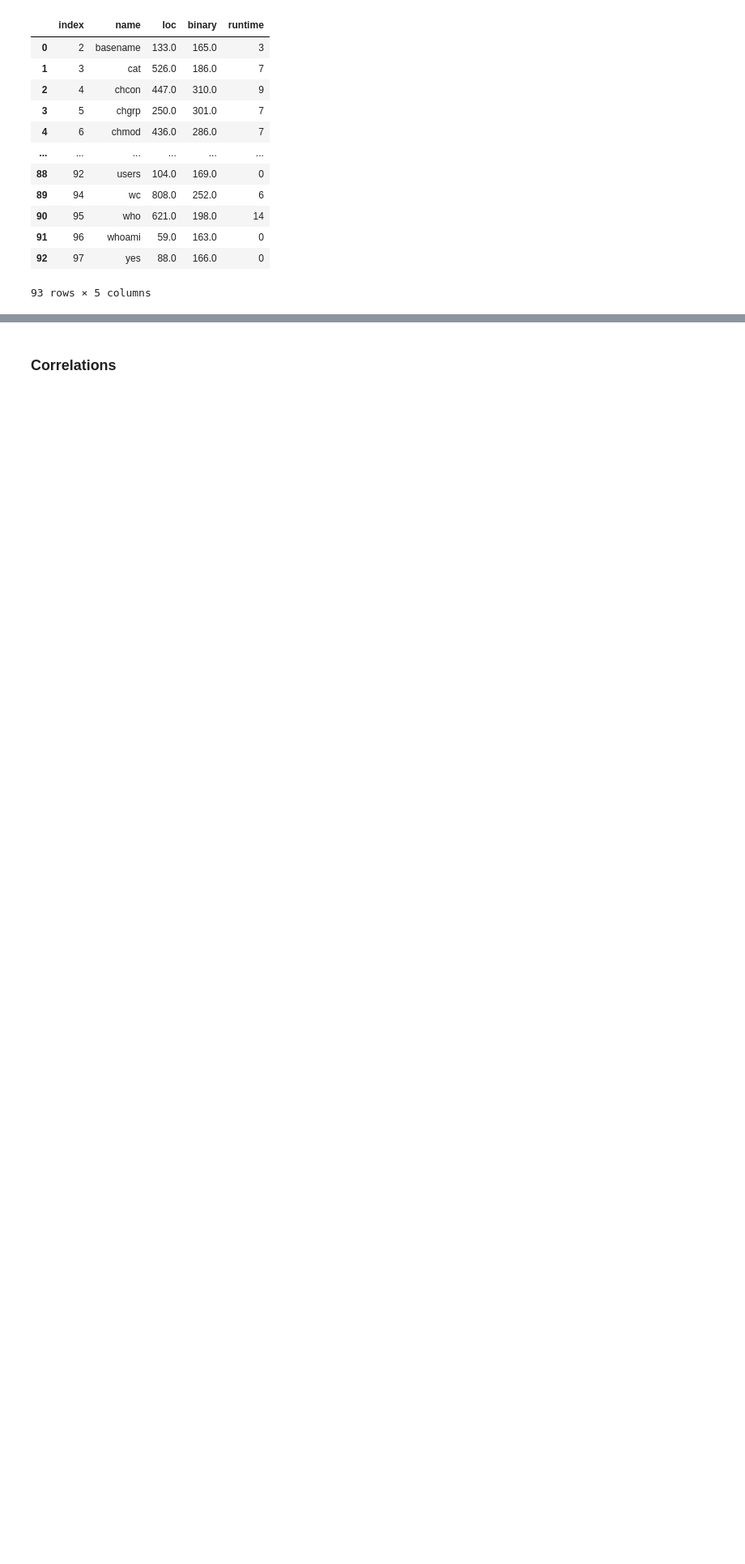
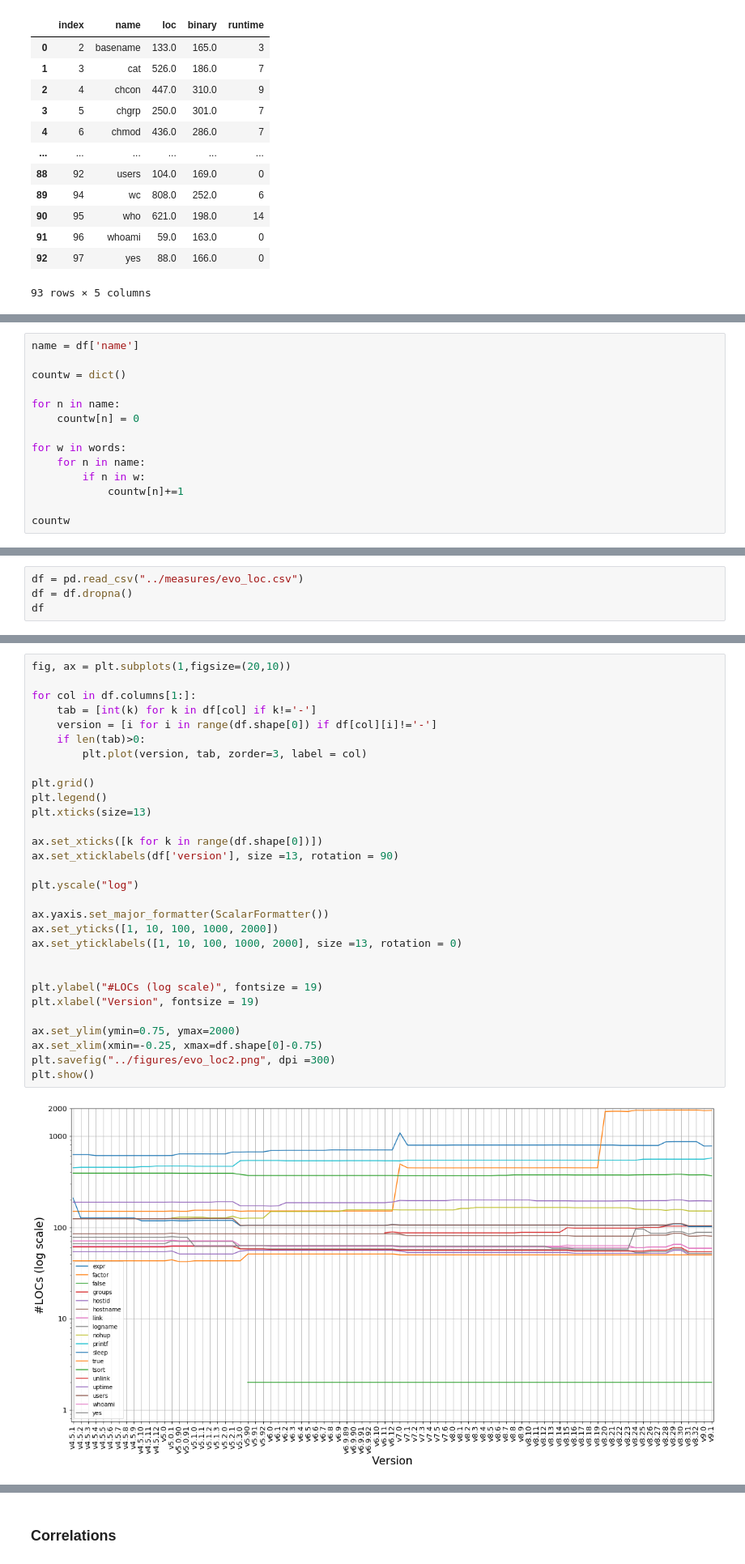
Before and after one commit to ternava/zero-variability, a Jupyter notebook: scripts/Data_analysis.ipynb, the cells around one changed output, grey strips where cells are left out. Shown at 81% size. Drawn from its saved outputs; the diff is of its cells as text; blank space fills up the shorter version.

```diff
--- a/scripts/Data_analysis.ipynb
+++ b/scripts/Data_analysis.ipynb
@@ -89,0 +93,14 @@ plt.show()
+# %%
+name = df['name']
+
+countw = dict()
+
+for n in name:
+    countw[n] = 0
+
+for w in words:
+    for n in name:
+        if n in w:
+            countw[n]+=1
+
+countw
@@ -89,0 +380,4 @@ plt.show()
+# %%
+df = pd.read_csv("../measures/evo_loc.csv")
+df = df.dropna()
+df
@@ -89,0 +398,32 @@ plt.show()
+# %%
+fig, ax = plt.subplots(1,figsize=(20,10))
+
+for col in df.columns[1:]:
+    tab = [int(k) for k in df[col] if k!='-']
+    version = [i for i in range(df.shape[0]) if df[col][i]!='-']
+    if len(tab)>0:
+        plt.plot(version, tab, zorder=3, label = col)
+
+plt.grid()
+plt.legend()
+plt.xticks(size=13)
+
+ax.set_xticks([k for k in range(df.shape[0])])
+ax.set_xticklabels(df['version'], size =13, rotation = 90)
+
+plt.yscale("log")
+
+ax.yaxis.set_major_formatter(ScalarFormatter())
+ax.set_yticks([1, 10, 100, 1000, 2000])
+ax.set_yticklabels([1, 10, 100, 1000, 2000], size =13, rotation = 0)
+
+
+plt.ylabel("#LOCs (log scale)", fontsize = 19)
+plt.xlabel("Version", fontsize = 19)
+
+ax.set_ylim(ymin=0.75, ymax=2000)
+ax.set_xlim(xmin=-0.25, xmax=df.shape[0]-0.75)
+plt.savefig("../figures/evo_loc2.png", dpi =300)
+plt.show()
+# %% [output]
+[figure, added]
```
Also changed, not shown: parts of 26 cells of this notebook, 7 other files.
